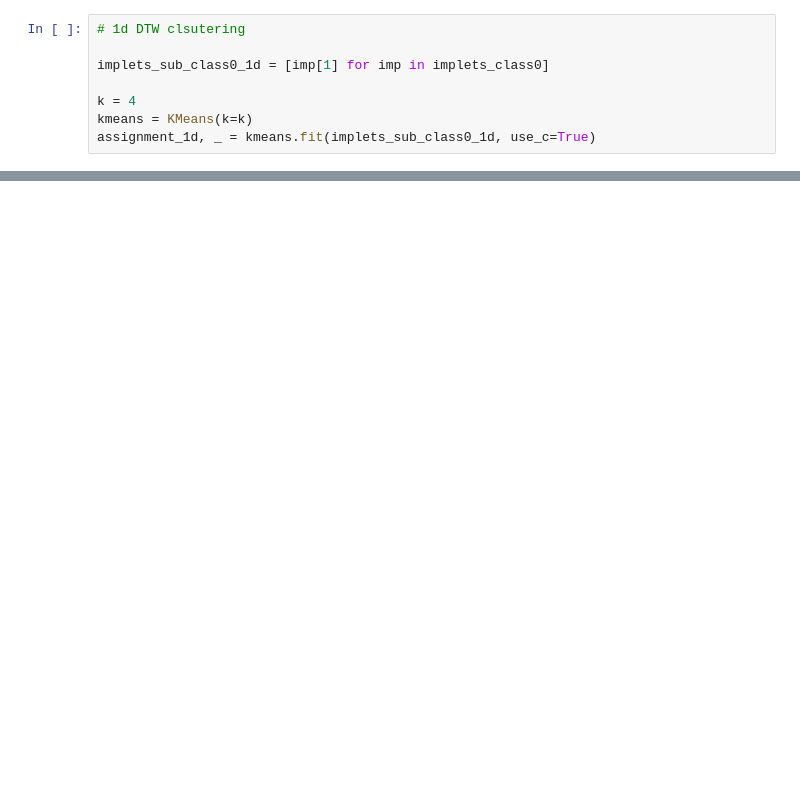
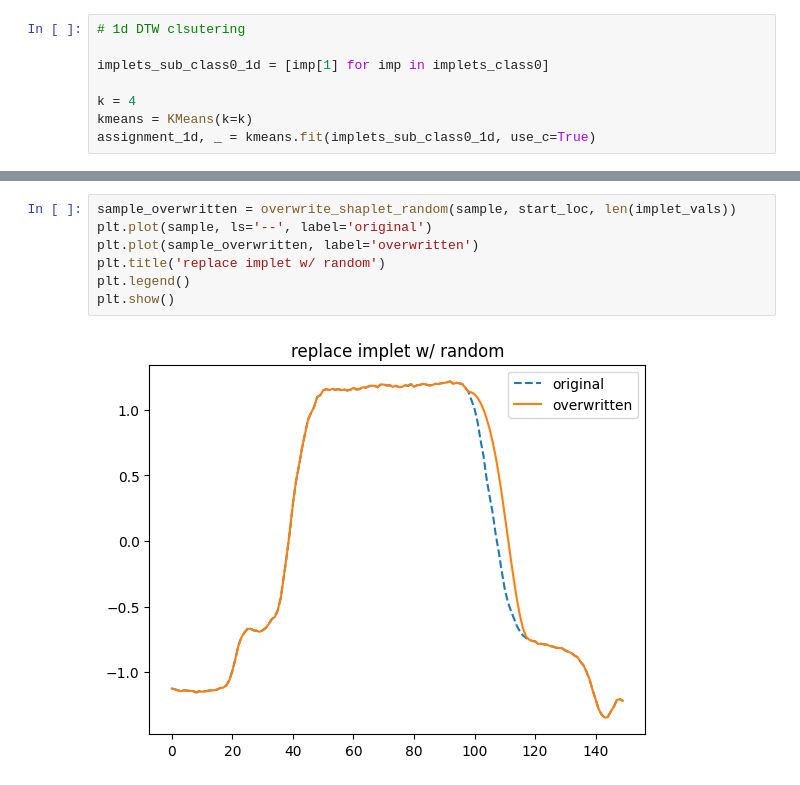
Before and after one commit to LbzSteven/implet, a Jupyter notebook: implet_extractor.ipynb, the cells around one changed output, grey strips where cells are left out. Drawn from its saved outputs; the diff is of its cells as text; blank space fills up the shorter version.

```diff
--- a/implet_extractor.ipynb
+++ b/implet_extractor.ipynb
@@ -275,0 +282,9 @@ IndentationError: expected an indented block after 'if' statement on line 297
+# %%
+sample_overwritten = overwrite_shaplet_random(sample, start_loc, len(implet_vals))
+plt.plot(sample, ls='--', label='original')
+plt.plot(sample_overwritten, label='overwritten')
+plt.title('replace implet w/ random')
+plt.legend()
+plt.show()
+# %% [output]
+[figure, added]
```
Also changed, not shown: parts of 24 cells of this notebook, 3 other files.
